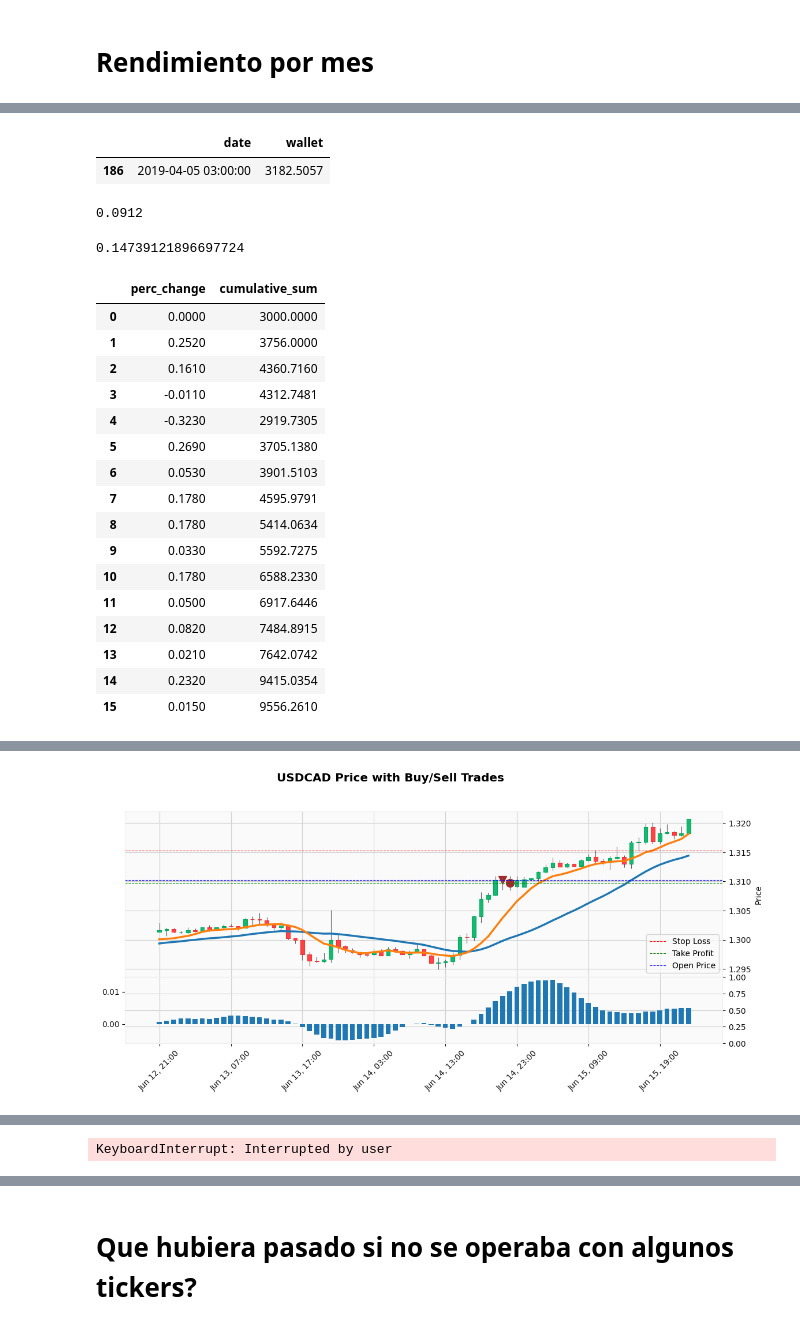
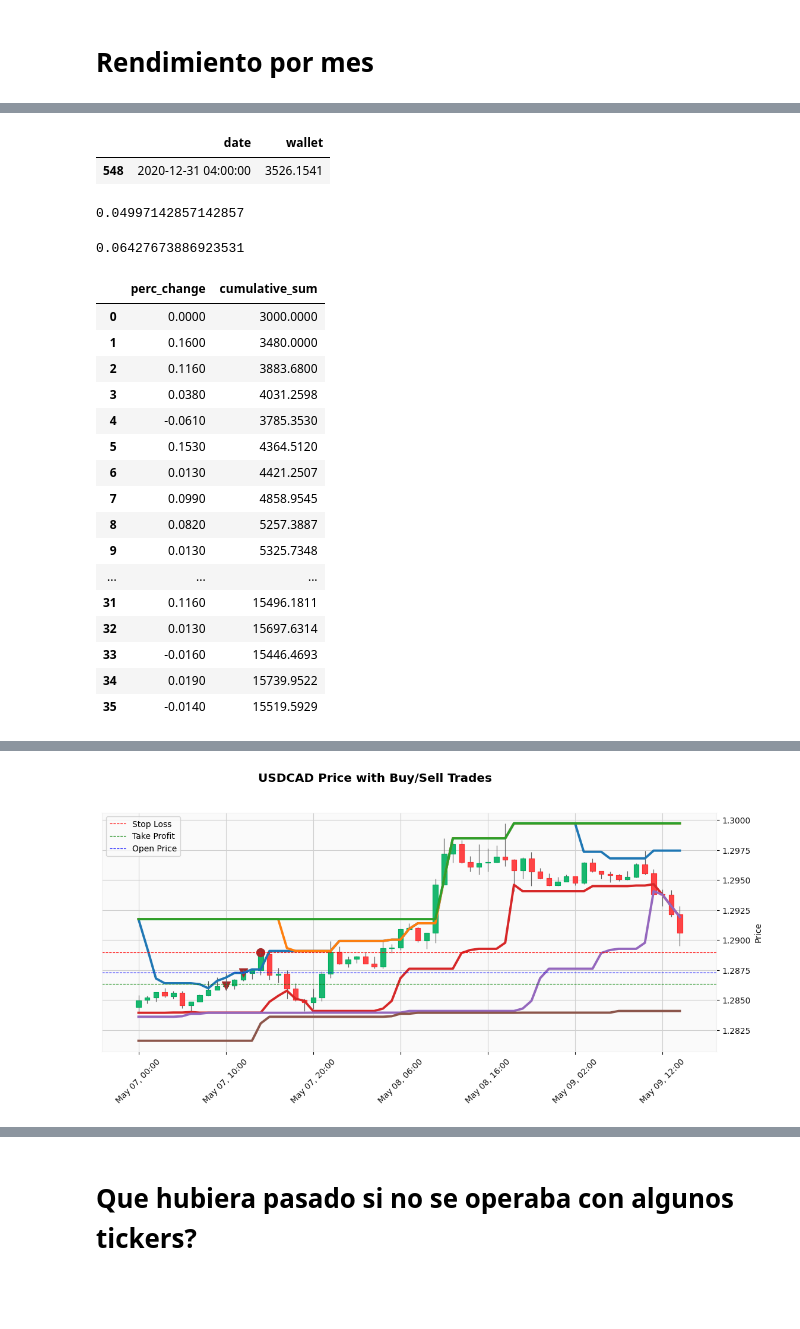
Before and after one commit to SaidJacobo/forex_ml_bot, a Jupyter notebook: notebooks/Check results-Copy1.ipynb, the cells around one changed output, grey strips where cells are left out. Saved outputs shown, nothing was run; the diff lists cells and outputs as text; code cells hidden in the pictures; blank space fills up the shorter version.

```diff
--- a/notebooks/Check results-Copy1.ipynb
+++ b/notebooks/Check results-Copy1.ipynb
@@ -72,7 +72,7 @@ initial_wallet_value = config['start_money']
 # root_path = f'./backbone/data/backtest/experiments/{iteration}'
 
 root_path = f'./backbone/data/backtest/experiments/'
-path = 'TStgy_ConsecutiveCandlesV4-PerFwTg_24-SL_50-RR_0.1-INT_2-TTIR_1-Lv_200-RP_15'
+path = 'TStgy_ConsecutiveCandlesV4-PerFwTg_24-SL_50-RR_0.2-INT_2-TTIR_2-Lv_200-RP_5'
 # path = 'Mode_train-Model_gradient_boosting-TrainWw_11520-TrainPd_24-TradStgy_bband_sell_stgy-PerFwTg_12-SL_15-RR_3-CloseTime_True-TS_False'
 
 
@@ -474,7 +474,7 @@ plt.show()
 wallet.tail(1)
 # %% [output]
 |  | date | wallet |
-| 186 | 2019-04-05 03:00:00 | 3182.5057 |
+| 548 | 2020-12-31 04:00:00 | 3526.1541 |
 # %%
 # orders_per_month_ticker = orders[['close_time','profit', 'comment', 'ticker']].copy()
 # orders_per_month_ticker['close_time'] = pd.to_datetime(orders_per_month_ticker['close_time'])
@@ -519,11 +519,11 @@ wallet.tail(1)
 # %%
 orders_per_month_gb.perc_change.mean()
 # %% [output]
-0.0912
+0.04997142857142857
 # %%
 orders_per_month_gb.perc_change.std()
 # %% [output]
-0.14739121896697724
+0.06427673886923531
 # %%
 change_percent = orders_per_month_gb.perc_change.reset_index().copy().drop(columns='index')
 change_percent.fillna(0, inplace=True)
@@ -542,21 +542,21 @@ change_percent
 # %% [output]
 |  | perc_change | cumulative_sum |
 | 0 | 0.0000 | 3000.0000 |
-| 1 | 0.2520 | 3756.0000 |
-| 2 | 0.1610 | 4360.7160 |
-| 3 | -0.0110 | 4312.7481 |
-| 4 | -0.3230 | 2919.7305 |
-| 5 | 0.2690 | 3705.1380 |
-| 6 | 0.0530 | 3901.5103 |
-| 7 | 0.1780 | 4595.9791 |
-| 8 | 0.1780 | 5414.0634 |
-| 9 | 0.0330 | 5592.7275 |
-| 10 | 0.1780 | 6588.2330 |
-| 11 | 0.0500 | 6917.6446 |
-| 12 | 0.0820 | 7484.8915 |
-| 13 | 0.0210 | 7642.0742 |
-| 14 | 0.2320 | 9415.0354 |
-| 15 | 0.0150 | 9556.2610 |
+| 1 | 0.1600 | 3480.0000 |
+| 2 | 0.1160 | 3883.6800 |
+| 3 | 0.0380 | 4031.2598 |
+| 4 | -0.0610 | 3785.3530 |
+| 5 | 0.1530 | 4364.5120 |
+| 6 | 0.0130 | 4421.2507 |
+| 7 | 0.0990 | 4858.9545 |
+| 8 | 0.0820 | 5257.3887 |
+| 9 | 0.0130 | 5325.7348 |
+| ... | ... | ... |
+| 31 | 0.1160 | 15496.1811 |
+| 32 | 0.0130 | 15697.6314 |
+| 33 | -0.0160 | 15446.4693 |
+| 34 | 0.0190 | 15739.9522 |
+| 35 | -0.0140 | 15519.5929 |
 # %%
 import pandas as pd
 import numpy as np
@@ -574,7 +574,7 @@ for ticker in ['USDCAD']:
     orders['close_time'] = pd.to_datetime(orders['close_time'])
     orders['open_time'] = pd.to_datetime(orders['open_time'])
 
-    date_ = '2018-04-10'
+    date_ = '2018-03-22'
     orders_close_times = orders.close_time.unique()
     orders_close_times = orders_close_times[orders_close_times>date_]
 
@@ -633,10 +633,18 @@ for ticker in ['USDCAD']:
         # Crear los addplot
         opens = mpf.make_addplot(open_annotations, type='scatter', markersize=100, marker=marker_open, color=color_open)
         closes = mpf.make_addplot(close_annotations, type='scatter', markersize=100, marker=marker_close, color=color_close)
-        sqz = mpf.make_addplot(historical_prices['SQZ'],type='bar',width=0.7,panel=1,alpha=1,secondary_y=True)
+        r1 = mpf.make_addplot(historical_prices['r1'])
+        r2 = mpf.make_addplot(historical_prices['r2'])
+        r3 = mpf.make_addplot(historical_prices['r3'])
+        s1 = mpf.make_addplot(historical_prices['s1'])
+        s2 = mpf.make_addplot(historical_prices['s2'])
+        s3 = mpf.make_addplot(historical_prices['s3'])
 
-        sma26 = mpf.make_addplot(historical_prices['sma_26'])
-        sma9 = mpf.make_addplot(historical_prices['sma_9'])
+
+
+        # sqz = mpf.make_addplot(historical_prices['SQZ'],type='bar',width=0.7,panel=1,alpha=1,secondary_y=True)
+        # sma26 = mpf.make_addplot(historical_prices['sma_26'])
+        # sma9 = mpf.make_addplot(historical_prices['sma_9'])
         # sma12 = mpf.make_addplot(historical_prices['sma_12'])
         # upper_bband = mpf.make_addplot(historical_prices['upper_bband'])
         # lower_bband = mpf.make_addplot(historical_prices['lower_bband'])
@@ -653,7 +661,7 @@ for ticker in ['USDCAD']:
             volume=False,
             title=f'{ticker} Price with Buy/Sell Trades',
             figratio=(15,6),
-            addplot=[opens, closes, sqz, sma26, sma9]
+            addplot=[opens, closes, r1, r2, r3, s1, s2, s3]
         )
 
         # Agregar las operaciones al gráfico
@@ -687 +695 @@ total_profit: 16.44163
-[figure, old version]
+[figure, new version]
@@ -689,4 +697,3 @@ total_profit: 16.44163
-KeyboardInterrupt: Interrupted by user
 # %%
 orders.open_time = pd.to_datetime(orders.open_time)
 
```
Also changed, not shown: parts of 15 cells of this notebook, 7 other files.
